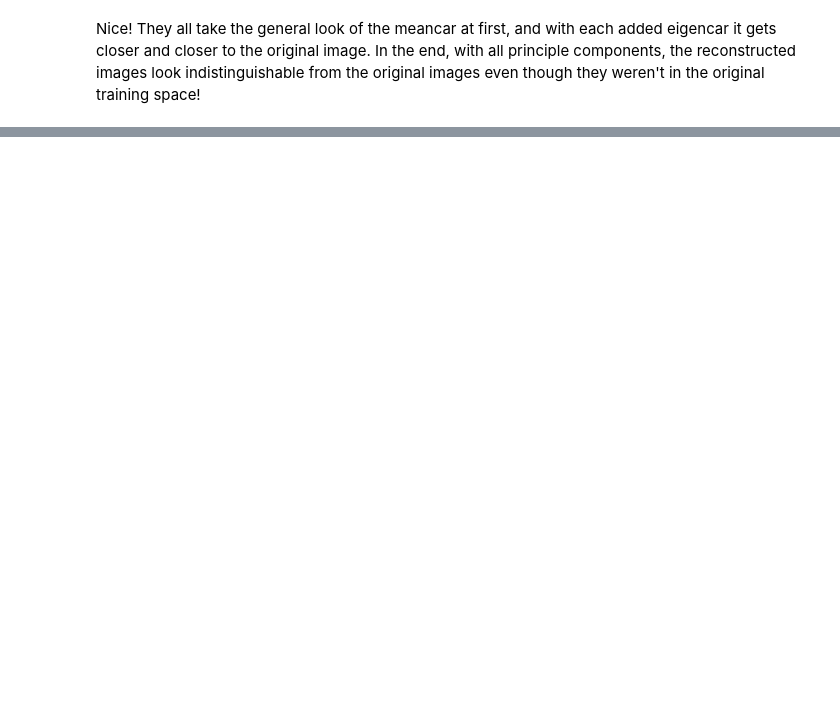
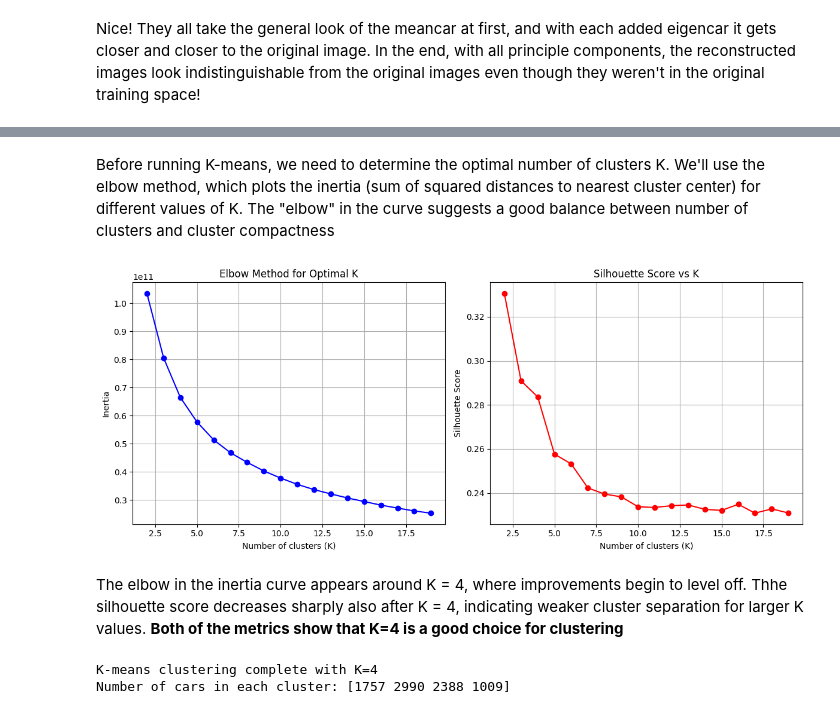
Before and after one commit to jaketakes/cogs118b-final-project, a Jupyter notebook: project.ipynb, the cells around one changed output, grey strips where cells are left out. Saved outputs shown, nothing was run; the diff lists cells and outputs as text; code cells hidden in the pictures; blank space fills up the shorter version.

```diff
--- a/project.ipynb
+++ b/project.ipynb
@@ -554,0 +549,60 @@ Nice! They all take the general look of the meancar at first, and with each adde
+# %% [markdown]
+Before running K-means, we need to determine the optimal number of clusters K. We'll use the elbow method, which plots the inertia (sum of squared distances to nearest cluster center) for different values of K. The "elbow" in the curve suggests a good balance between number of clusters and cluster compactness
+# %%
+# Prepare data: use first 3 principal components
+n_components = 3
+X_pca = C[:n_components, :].T  # shape: (8144, 3)
+
+# Try different values of K
+K_range = range(2, 20)
+inertias = []
+silhouette_scores = []
+
+for k in K_range:
+    kmeans = KMeans(n_clusters=k, random_state=42, n_init=10)
+    kmeans.fit(X_pca)
+    inertias.append(kmeans.inertia_)
+    silhouette_scores.append(silhouette_score(X_pca, kmeans.labels_))
+
+# Plot elbow curve
+plt.figure(figsize=(12, 5))
+
+plt.subplot(1, 2, 1)
+plt.plot(K_range, inertias, 'bo-')
+plt.xlabel('Number of clusters (K)')
+plt.ylabel('Inertia')
+plt.title('Elbow Method for Optimal K')
+plt.grid(True)
+
+plt.subplot(1, 2, 2)
+plt.plot(K_range, silhouette_scores, 'ro-')
+plt.xlabel('Number of clusters (K)')
+plt.ylabel('Silhouette Score')
+plt.title('Silhouette Score vs K')
+plt.grid(True)
+
+plt.tight_layout()
+plt.show()
+# %% [output]
+[figure, added]
+# %% [markdown]
+The elbow in the inertia curve appears around K = 4, where improvements begin to level off. Thhe silhouette score decreases sharply also after K = 4, indicating weaker cluster separation for larger K values. **Both of the metrics show that K=4 is a good choice for clustering**
+# %%
+# Run K-means using the number of clusters we chose (K = 4)
+# This will group the cars into 4 clusters based on how they look in PCA space.
+optimal_k = 4
+kmeans = KMeans(n_clusters=optimal_k, random_state=42, n_init=10)
+
+# Fit K-means on our PCA-reduced data and get the cluster each car belongs to.
+cluster_labels = kmeans.fit_predict(X_pca)
+
+# Make a copy of our original dataframe so we can add the cluster results to it.
+# This way, each car now has a "cluster" label attached to it.
+data_with_clusters = data.copy()
+data_with_clusters['cluster'] = cluster_labels
+
+print(f"K-means clustering complete with K={optimal_k}")
+print(f"Number of cars in each cluster: {np.bincount(cluster_labels)}")
+# %% [output]
+K-means clustering complete with K=4
+Number of cars in each cluster: [1757 2990 2388 1009]
```
Also changed, not shown: parts of 20 cells of this notebook.
